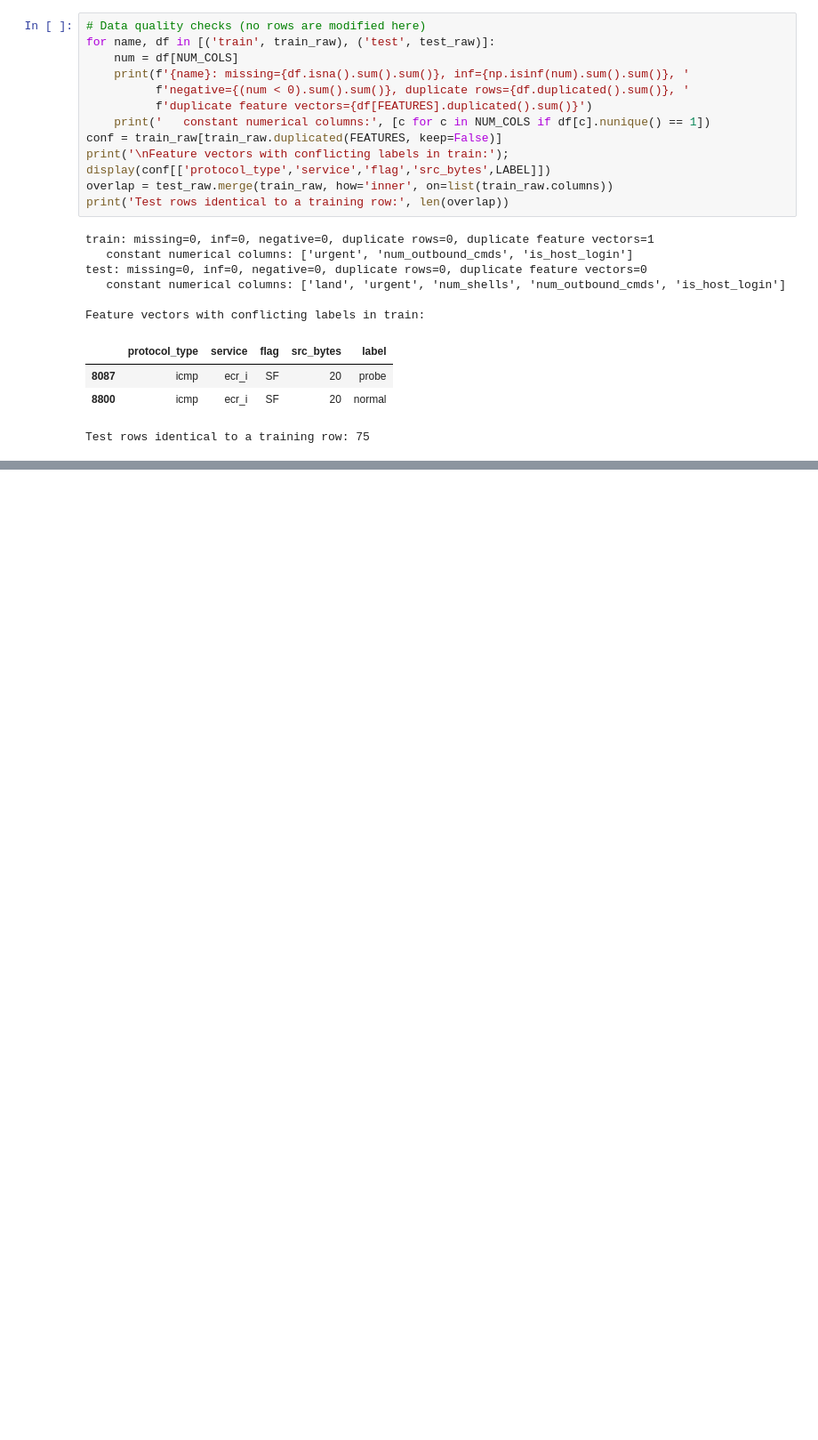
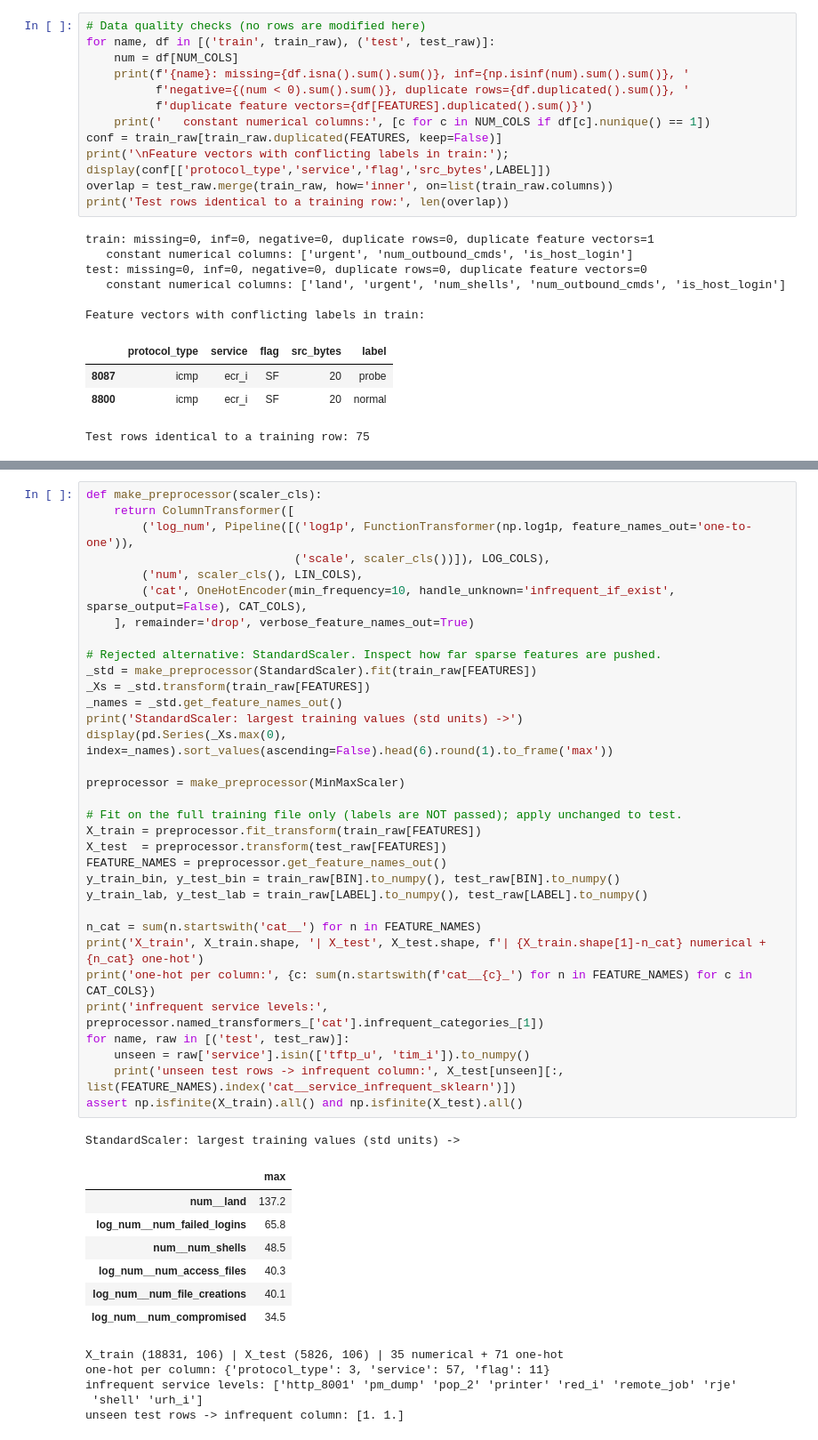
Before and after one commit to HaxelThePenguine/AI-Cybersecurity_labs2026, a Jupyter notebook: Lab_03/lab3.ipynb, the cells around one changed output, grey strips where cells are left out. Shown at 89% size. Cells and saved outputs as stored; diff of their text form; blank space fills up the shorter version.

```diff
--- a/Lab_03/lab3.ipynb
+++ b/Lab_03/lab3.ipynb
@@ -131,0 +175,47 @@ Heavy-tailed numerical features (train):
+# %%
+def make_preprocessor(scaler_cls):
+    return ColumnTransformer([
+        ('log_num', Pipeline([('log1p', FunctionTransformer(np.log1p, feature_names_out='one-to-one')),
+                              ('scale', scaler_cls())]), LOG_COLS),
+        ('num', scaler_cls(), LIN_COLS),
+        ('cat', OneHotEncoder(min_frequency=10, handle_unknown='infrequent_if_exist', sparse_output=False), CAT_COLS),
+    ], remainder='drop', verbose_feature_names_out=True)
+
+# Rejected alternative: StandardScaler. Inspect how far sparse features are pushed.
+_std = make_preprocessor(StandardScaler).fit(train_raw[FEATURES])
+_Xs = _std.transform(train_raw[FEATURES])
+_names = _std.get_feature_names_out()
+print('StandardScaler: largest training values (std units) ->')
+display(pd.Series(_Xs.max(0), index=_names).sort_values(ascending=False).head(6).round(1).to_frame('max'))
+
+preprocessor = make_preprocessor(MinMaxScaler)
+
+# Fit on the full training file only (labels are NOT passed); apply unchanged to test.
+X_train = preprocessor.fit_transform(train_raw[FEATURES])
+X_test  = preprocessor.transform(test_raw[FEATURES])
+FEATURE_NAMES = preprocessor.get_feature_names_out()
+y_train_bin, y_test_bin = train_raw[BIN].to_numpy(), test_raw[BIN].to_numpy()
+y_train_lab, y_test_lab = train_raw[LABEL].to_numpy(), test_raw[LABEL].to_numpy()
+
+n_cat = sum(n.startswith('cat__') for n in FEATURE_NAMES)
+print('X_train', X_train.shape, '| X_test', X_test.shape, f'| {X_train.shape[1]-n_cat} numerical + {n_cat} one-hot')
+print('one-hot per column:', {c: sum(n.startswith(f'cat__{c}_') for n in FEATURE_NAMES) for c in CAT_COLS})
+print('infrequent service levels:', preprocessor.named_transformers_['cat'].infrequent_categories_[1])
+for name, raw in [('test', test_raw)]:
+    unseen = raw['service'].isin(['tftp_u', 'tim_i']).to_numpy()
+    print('unseen test rows -> infrequent column:', X_test[unseen][:, list(FEATURE_NAMES).index('cat__service_infrequent_sklearn')])
+assert np.isfinite(X_train).all() and np.isfinite(X_test).all()
+# %% [output]
+StandardScaler: largest training values (std units) ->
+|  | max |
+| num__land | 137.2 |
+| log_num__num_failed_logins | 65.8 |
+| num__num_shells | 48.5 |
+| log_num__num_access_files | 40.3 |
+| log_num__num_file_creations | 40.1 |
+| log_num__num_compromised | 34.5 |
+X_train (18831, 106) | X_test (5826, 106) | 35 numerical + 71 one-hot
+one-hot per column: {'protocol_type': 3, 'service': 57, 'flag': 11}
+infrequent service levels: ['http_8001' 'pm_dump' 'pop_2' 'printer' 'red_i' 'remote_job' 'rje'
+ 'shell' 'urh_i']
+unseen test rows -> infrequent column: [1. 1.]
```
Also changed, not shown: parts of 5 cells of this notebook, 1 other file.
